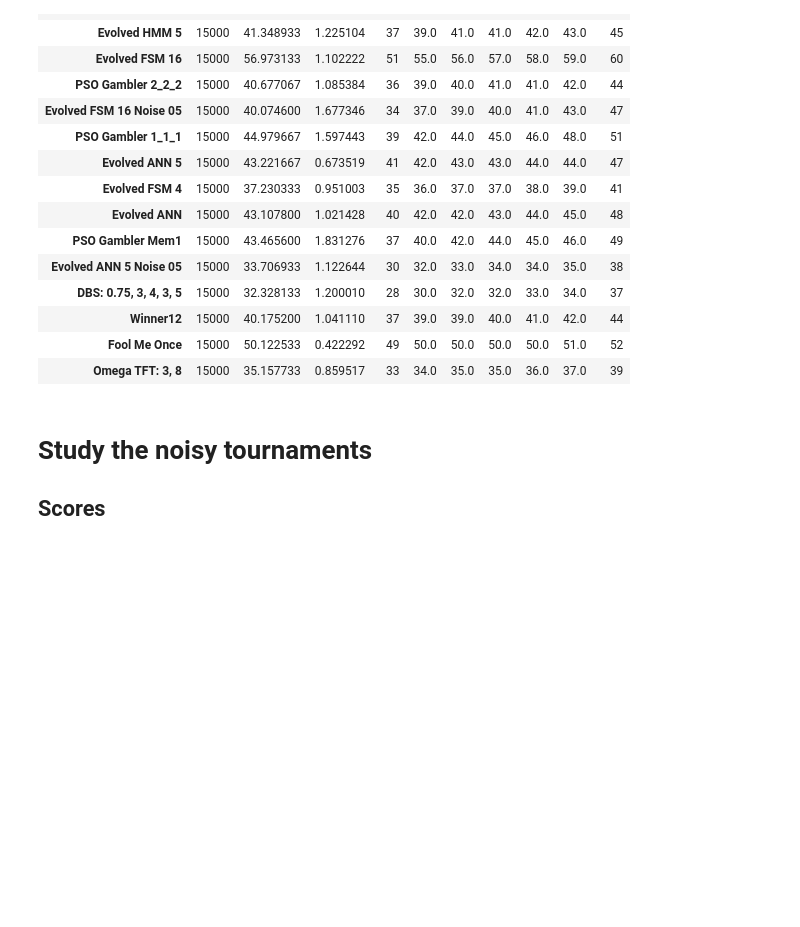
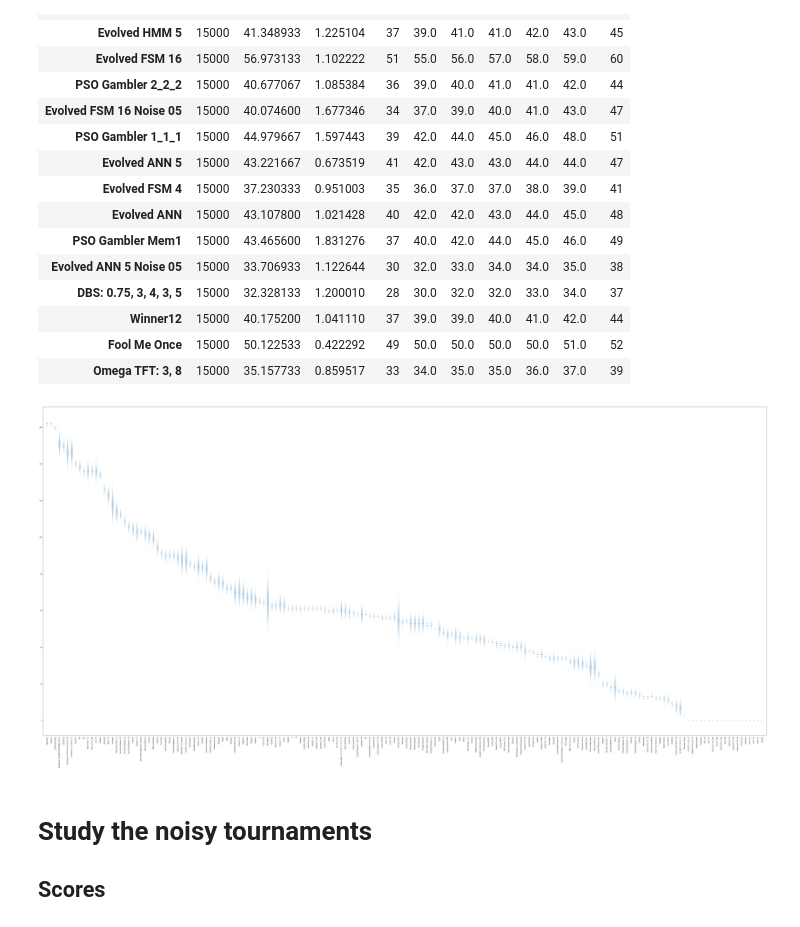
Before and after one commit to Axelrod-Python/ml-paper, a Jupyter notebook: src/main.ipynb, the cells around one changed output. Cells and saved outputs as stored; diff of their text form; code cells hidden in the pictures; blank space fills up the shorter version.

Commit message:
Add plots for winplot.

```diff
--- a/src/main.ipynb
+++ b/src/main.ipynb
@@ -73,7 +73,7 @@ score_summary.head(15)
 with open("../assets/standard_top_15_scores_summary.tex", "w") as f:
     f.write(clean_latex(score_summary.head(15).round(number_of_digits).to_latex()))
 # %%
-def violon_plot(scores, filename):
+def violon_plot(scores, summary, filename):
     fig, ax = plt.subplots()
     width = number_of_players / 3
     height = width / 2
@@ -81,17 +81,17 @@ def violon_plot(scores, filename):
     positions = spacing * np.arange(1, number_of_players + 1, 1)
     fig.set_size_inches(width, height)
 
-    ax.violinplot([scores[player] for player in score_summary.index],
+    ax.violinplot([scores[player] for player in summary.index],
                   positions=positions, widths=spacing / 2,
                   showmedians=True, showextrema=False)
     ax.set_xticks(positions)
-    ax.set_xticklabels(score_summary.index, rotation=90)
+    ax.set_xticklabels(summary.index, rotation=90)
     ax.set_xlim([0, spacing * (number_of_players + 1)])
     ax.tick_params(axis='both', which='both', labelsize=8)
     fig.tight_layout()
     fig.savefig(filename);
 
-violon_plot(scores, "../assets/standard_scores_boxplots.pdf")
+violon_plot(scores, score_summary, "../assets/standard_scores_boxplots.pdf")
 # %% [output]
 [figure]
 # %% [markdown]
@@ -215,6 +215,11 @@ win_summary.head(15)
 # Write the top 15 players to a tex table
 with open("../assets/standard_top_15_wins_summary.tex", "w") as f:
     f.write(clean_latex(win_summary.head(15).round(number_of_digits).to_latex()))
+# %%
+win_summary = win_summary.sort_values("50%", ascending=False)
+violon_plot(wins, win_summary, "../assets/standard_wins_boxplots.pdf")
+# %% [output]
+[figure, added]
 # %% [markdown]
 # Study the noisy tournaments
 
```
Also changed, not shown: parts of 2 cells of this notebook.
